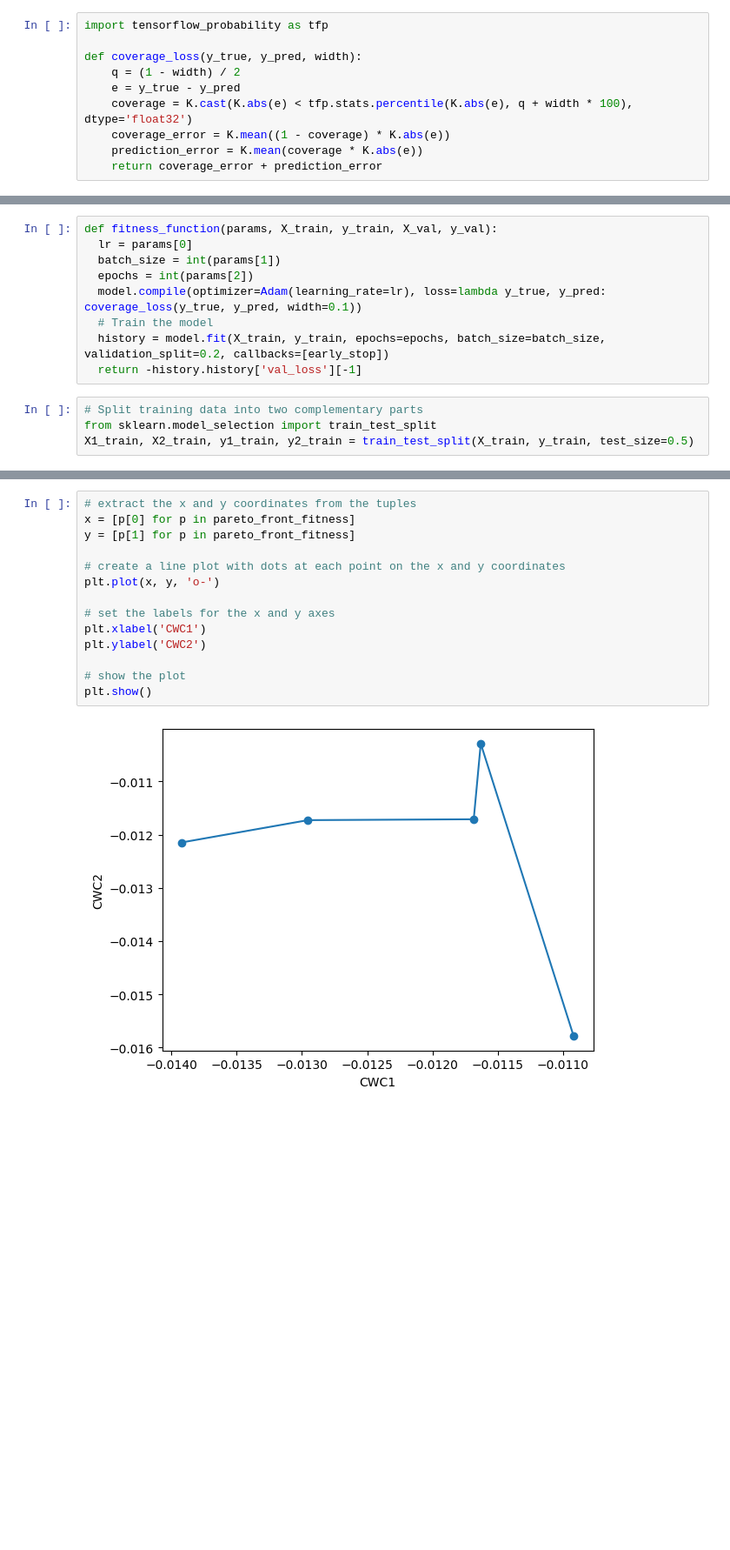
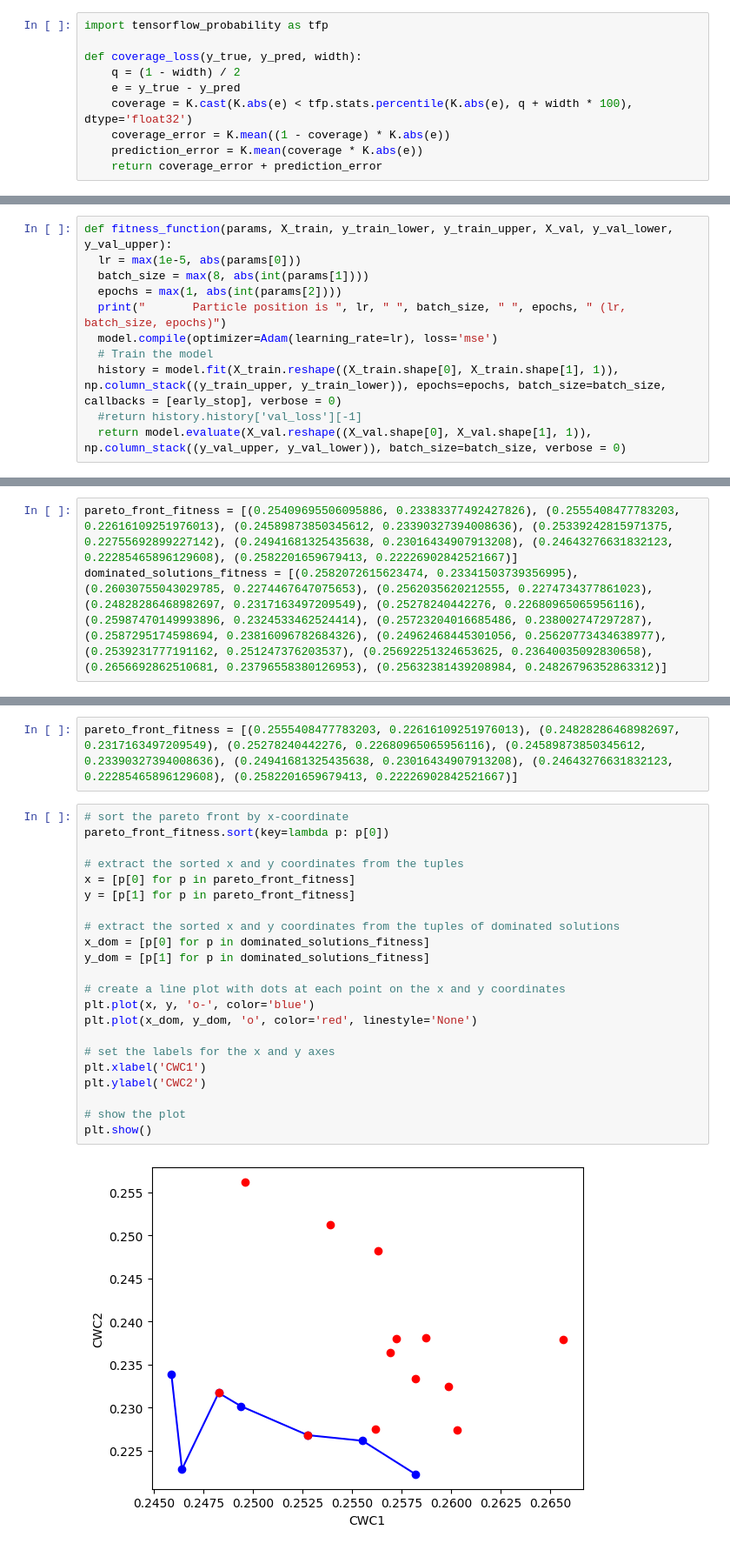
Before and after one commit to alexandrgsv/stock_prediction_models, a Jupyter notebook: "MMVB_LSTM_ub_lb_CWB_pareto_front_ipynb".ipynb, the cells around one changed output, grey strips where cells are left out. Shown at 87% size. Saved outputs shown, nothing was run; the diff lists cells and outputs as text; blank space fills up the shorter version.

```diff
--- a/"MMVB_LSTM_ub_lb_CWB_pareto_front_ipynb".ipynb
+++ b/"MMVB_LSTM_ub_lb_CWB_pareto_front_ipynb".ipynb
@@ -90,16 +137,14 @@ early_stop = EarlyStopping(monitor='loss', patience=5, mode='min', verbose=1)
 # %%
-def fitness_function(params, X_train, y_train, X_val, y_val):
-  lr = params[0]
-  batch_size = int(params[1])
-  epochs = int(params[2])
-  model.compile(optimizer=Adam(learning_rate=lr), loss=lambda y_true, y_pred: coverage_loss(y_true, y_pred, width=0.1))
+def fitness_function(params, X_train, y_train_lower, y_train_upper, X_val, y_val_lower, y_val_upper):
+  lr = max(1e-5, abs(params[0]))
+  batch_size = max(8, abs(int(params[1])))
+  epochs = max(1, abs(int(params[2])))
+  print("       Particle position is ", lr, " ", batch_size, " ", epochs, " (lr, batch_size, epochs)")
+  model.compile(optimizer=Adam(learning_rate=lr), loss='mse')
   # Train the model
-  history = model.fit(X_train, y_train, epochs=epochs, batch_size=batch_size, validation_split=0.2, callbacks=[early_stop])
-  return -history.history['val_loss'][-1]
+  history = model.fit(X_train.reshape((X_train.shape[0], X_train.shape[1], 1)), np.column_stack((y_train_upper, y_train_lower)), epochs=epochs, batch_size=batch_size, callbacks = [early_stop], verbose = 0)
+  #return history.history['val_loss'][-1]
+  return model.evaluate(X_val.reshape((X_val.shape[0], X_val.shape[1], 1)), np.column_stack((y_val_upper, y_val_lower)), batch_size=batch_size, verbose = 0)
-# %%
-# Split training data into two complementary parts
-from sklearn.model_selection import train_test_split
-X1_train, X2_train, y1_train, y2_train = train_test_split(X_train, y_train, test_size=0.5)
 # %%
 import random
 
@@ -204,0 +270,3 @@ print(pareto_front_fitness)
+# %%
+pareto_front_fitness = [(0.25409695506095886, 0.23383377492427826), (0.2555408477783203, 0.22616109251976013), (0.24589873850345612, 0.23390327394008636), (0.25339242815971375, 0.22755692899227142), (0.24941681325435638, 0.23016434907913208), (0.24643276631832123, 0.22285465896129608), (0.2582201659679413, 0.22226902842521667)]
+dominated_solutions_fitness = [(0.2582072615623474, 0.23341503739356995), (0.26030755043029785, 0.2274467647075653), (0.2562035620212555, 0.2274734377861023), (0.24828286468982697, 0.2317163497209549), (0.25278240442276, 0.22680965065956116), (0.25987470149993896, 0.2324533462524414), (0.25723204016685486, 0.238002747297287), (0.2587295174598694, 0.23816096782684326), (0.24962468445301056, 0.25620773434638977), (0.2539231777191162, 0.251247376203537), (0.25692251324653625, 0.23640035092830658), (0.2656692862510681, 0.23796558380126953), (0.25632381439208984, 0.24826796352863312)]
@@ -205,19 +297,29 @@ print(pareto_front_fitness)
+# %%
+pareto_front_fitness = [(0.2555408477783203, 0.22616109251976013), (0.24828286468982697, 0.2317163497209549), (0.25278240442276, 0.22680965065956116), (0.24589873850345612, 0.23390327394008636), (0.24941681325435638, 0.23016434907913208), (0.24643276631832123, 0.22285465896129608), (0.2582201659679413, 0.22226902842521667)]
 # %%
-# extract the x and y coordinates from the tuples
+# sort the pareto front by x-coordinate
+pareto_front_fitness.sort(key=lambda p: p[0])
+
+# extract the sorted x and y coordinates from the tuples
 x = [p[0] for p in pareto_front_fitness]
 y = [p[1] for p in pareto_front_fitness]
 
+# extract the sorted x and y coordinates from the tuples of dominated solutions
+x_dom = [p[0] for p in dominated_solutions_fitness]
+y_dom = [p[1] for p in dominated_solutions_fitness]
+
 # create a line plot with dots at each point on the x and y coordinates
-plt.plot(x, y, 'o-')
+plt.plot(x, y, 'o-', color='blue')
+plt.plot(x_dom, y_dom, 'o', color='red', linestyle='None')
 
 # set the labels for the x and y axes
 plt.xlabel('CWC1')
 plt.ylabel('CWC2')
 
 # show the plot
 plt.show()
 # %% [output]
-[figure, old version]
+[figure, new version]
 # %%
 # Make predictions
 y_pred = model.predict(X_test)
```
Also changed, not shown: parts of 28 cells of this notebook.
